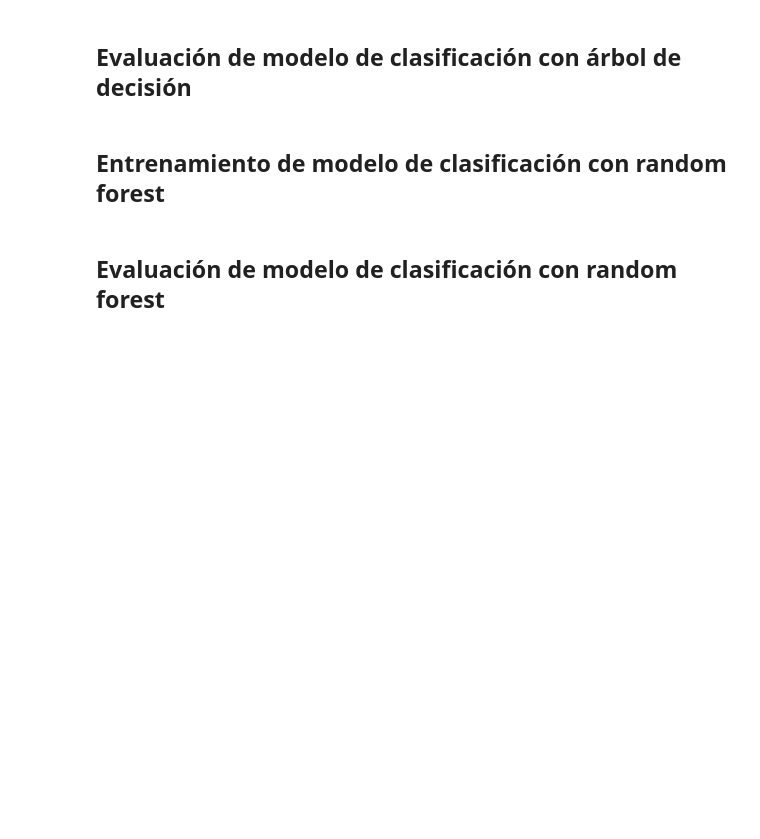
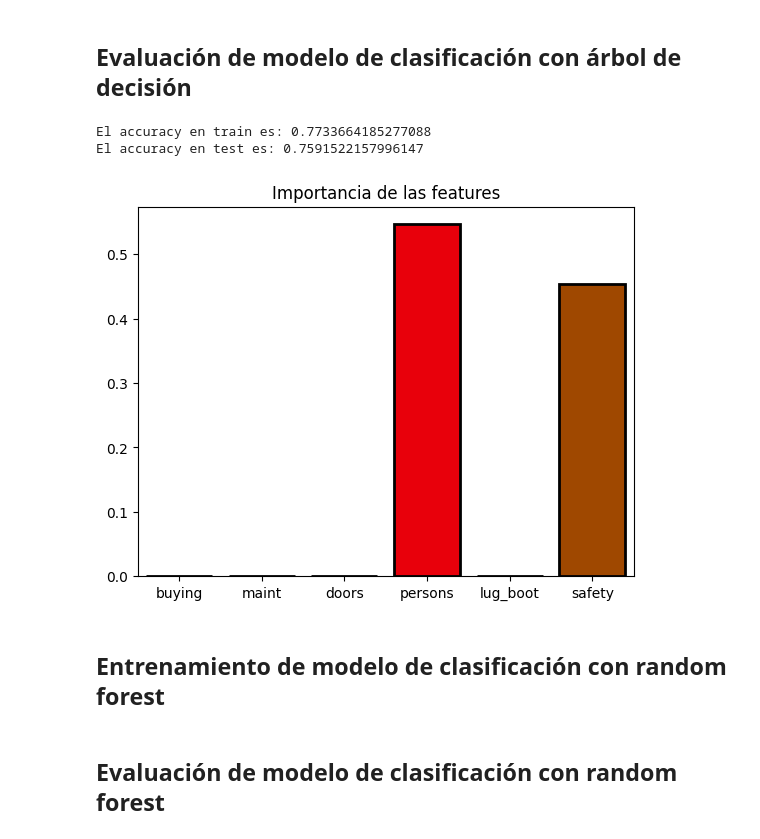
Before and after one commit to Patchwtf/MachineLearningProyects, a Jupyter notebook: DesicionTree/decision_tree_random_forest_project.ipynb, the cells around one changed output. Drawn from its saved outputs; the diff is of its cells as text; code cells hidden in the pictures; blank space fills up the shorter version.

Commit message:
Se finalizo el modelo de arbol de desicion, falta random forest

```diff
--- a/DesicionTree/decision_tree_random_forest_project.ipynb
+++ b/DesicionTree/decision_tree_random_forest_project.ipynb
@@ -109,2 +155,9 @@ X_train, X_test, y_train, y_test = train_test_split(X, y, test_size=0.30, random
+# %%
+import category_encoders as ce
+
+encoder = ce.OrdinalEncoder(cols= ['buying', 'maint', 'doors', 'persons', 'lug_boot', 'safety'])
+
+X_train = encoder.fit_transform(X_train)
+X_test = encoder.transform(X_test)
 # %%
 #Verificamos la transformacion
@@ -111,6 +172,10 @@ X_train, X_test, y_train, y_test = train_test_split(X, y, test_size=0.30, random
 # %%
 #Importar árbol de decisión
+from sklearn.tree import DecisionTreeClassifier
 
 #Creacion del modelo
+
+tree = DecisionTreeClassifier(max_depth=2, random_state=0)
 # %%
 #Entrenamiento
+tree.fit(X_train, y_train)
@@ -120,14 +209,31 @@ X_train, X_test, y_train, y_test = train_test_split(X, y, test_size=0.30, random
 ## Evaluación de modelo de clasificación con árbol de decisión
 # %%
 #Calculo de metricas
-
+from sklearn.metrics import accuracy_score
 
 #Calculo el accuracy en Train
+train_accuracy_tree = accuracy_score(y_train, y_train_pred_tree)
+#Calculo el accuracy en Test
+test_accuracy_tree = accuracy_score(y_test, y_test_pred_tree)
 
-
-#Calculo el accuracy en Test
+print(f'El accuracy en train es: {train_accuracy_tree}\nEl accuracy en test es: {test_accuracy_tree}')
+# %% [output]
+El accuracy en train es: 0.7733664185277088
+El accuracy en test es: 0.7591522157996147
 # %%
 #Verificamos el feature importances
+import seaborn as sns
+
+importances = tree.feature_importances_
+columns = X.columns
+
+data = pd.DataFrame([importances], columns=columns)
+
+sns.barplot(data, palette='bright', saturation=2.0, edgecolor='black', linewidth=2)
+plt.title('Importancia de las features')
+plt.show()
+# %% [output]
+[figure, added]
 # %% [markdown]
 ## Entrenamiento de modelo de clasificación con random forest
 # %%
```
Also changed, not shown: parts of 10 cells of this notebook.
